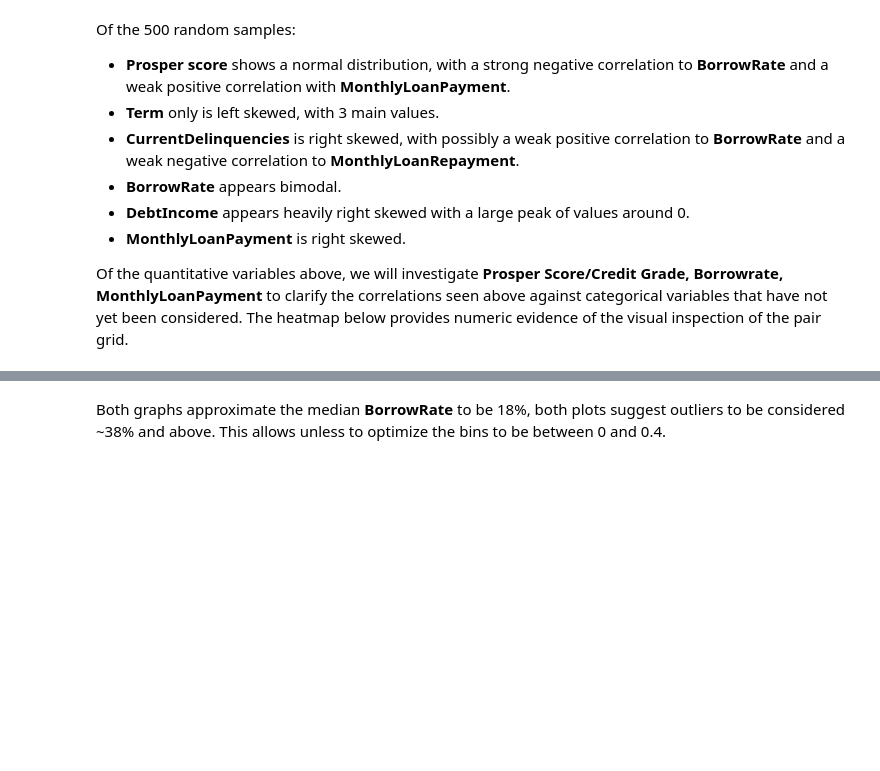
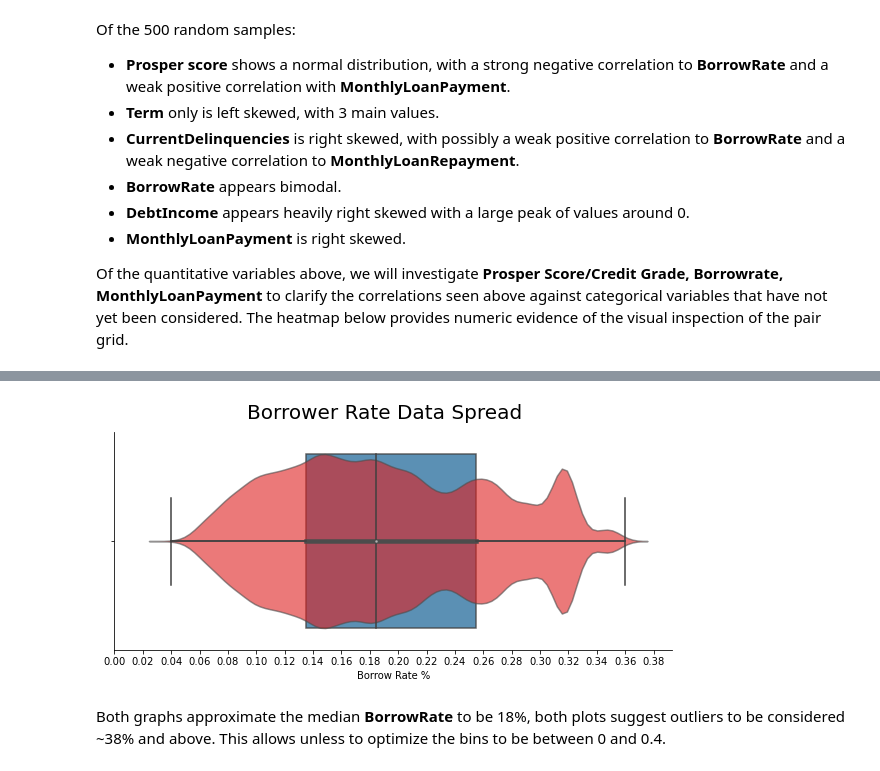
Before and after one commit to JCalaunan/PRJ_Python-Data-Visual, a Jupyter notebook: Loans Part 1.ipynb, the cells around one changed output, grey strips where cells are left out. Drawn from its saved outputs; the diff is of its cells as text; code cells hidden in the pictures; blank space fills up the shorter version.

```diff
--- a/Loans Part 1.ipynb
+++ b/Loans Part 1.ipynb
@@ -286,20 +488,23 @@ loans_df.BorrowerRate.describe().reset_index()
 # %%
 # initialize
-fig, axes = plt.subplots(1,1, figsize=(10, 4))
+fig, axes = plt.subplots(1, 1, figsize=(10, 4))
 sb.despine(fig)
 
 # set ticks
 minTickBorrow = np.arange(0, loans_df.BorrowerRate.max()+0.04, 0.02)
 
 # graph 1
-g0 = sb.violinplot(x=loans_df.BorrowerRate, color='Red', ax=axes) # graph 1
+g0 = sb.violinplot(x=loans_df.BorrowerRate, color='Red', ax=axes)  # graph 1
 plt.setp(g0.collections, alpha=.6)
 
 # graph 2
-g0 = sb.boxplot(x=loans_df.BorrowerRate, boxprops=dict(alpha=.8), ax=axes) # graph 2
+g0 = sb.boxplot(x=loans_df.BorrowerRate,
+                boxprops=dict(alpha=.8), ax=axes)  # graph 2
 g0.set(xticks=minTickBorrow, xlabel='Borrow Rate %')
 
 fig.suptitle('Borrower Rate Data Spread', fontsize=20);
+# %% [output]
+[figure, added]
 # %% [markdown]
 Both graphs approximate the median **BorrowRate** to be 18%, both plots suggest outliers to be considered ~38% and above. This allows unless to optimize the bins to be between 0 and 0.4.
 # %%
```
Also changed, not shown: parts of 132 cells of this notebook, 5 other files.
